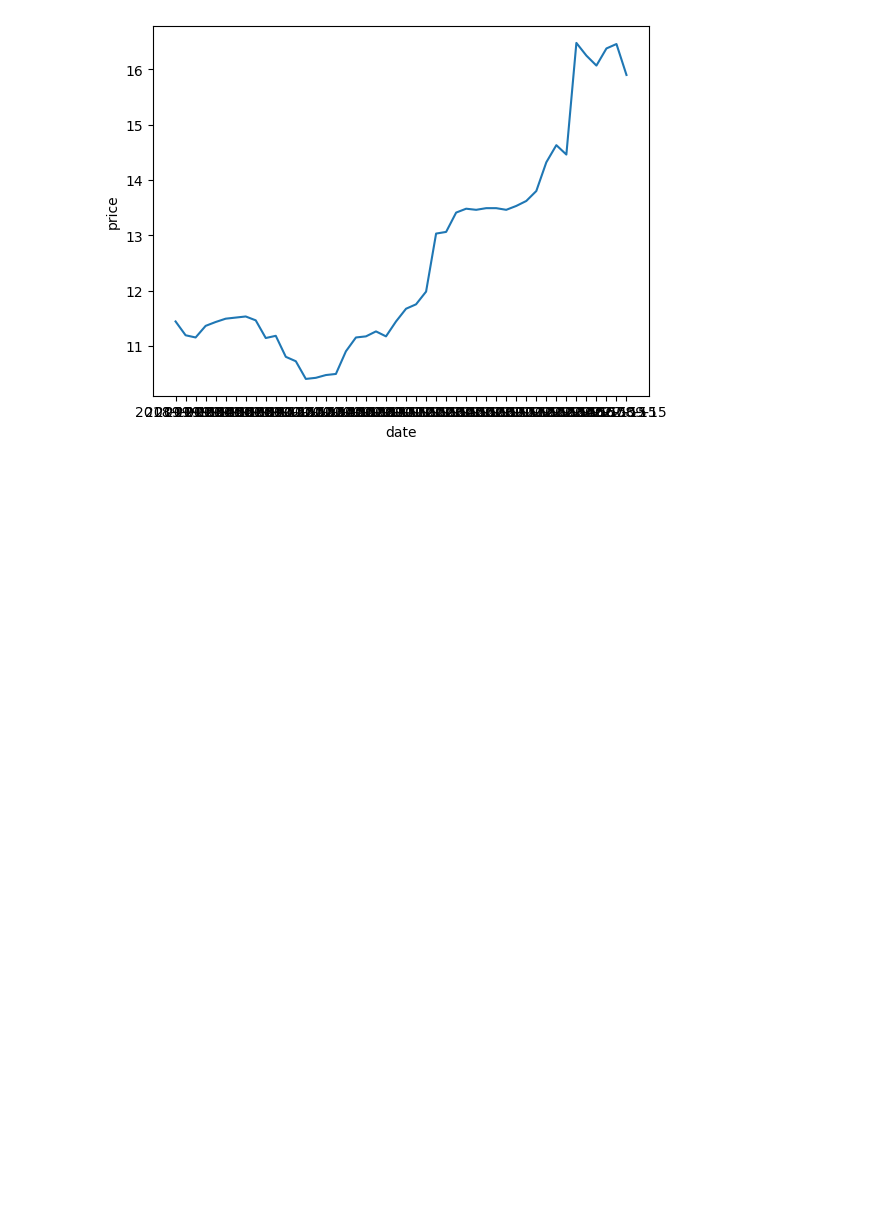
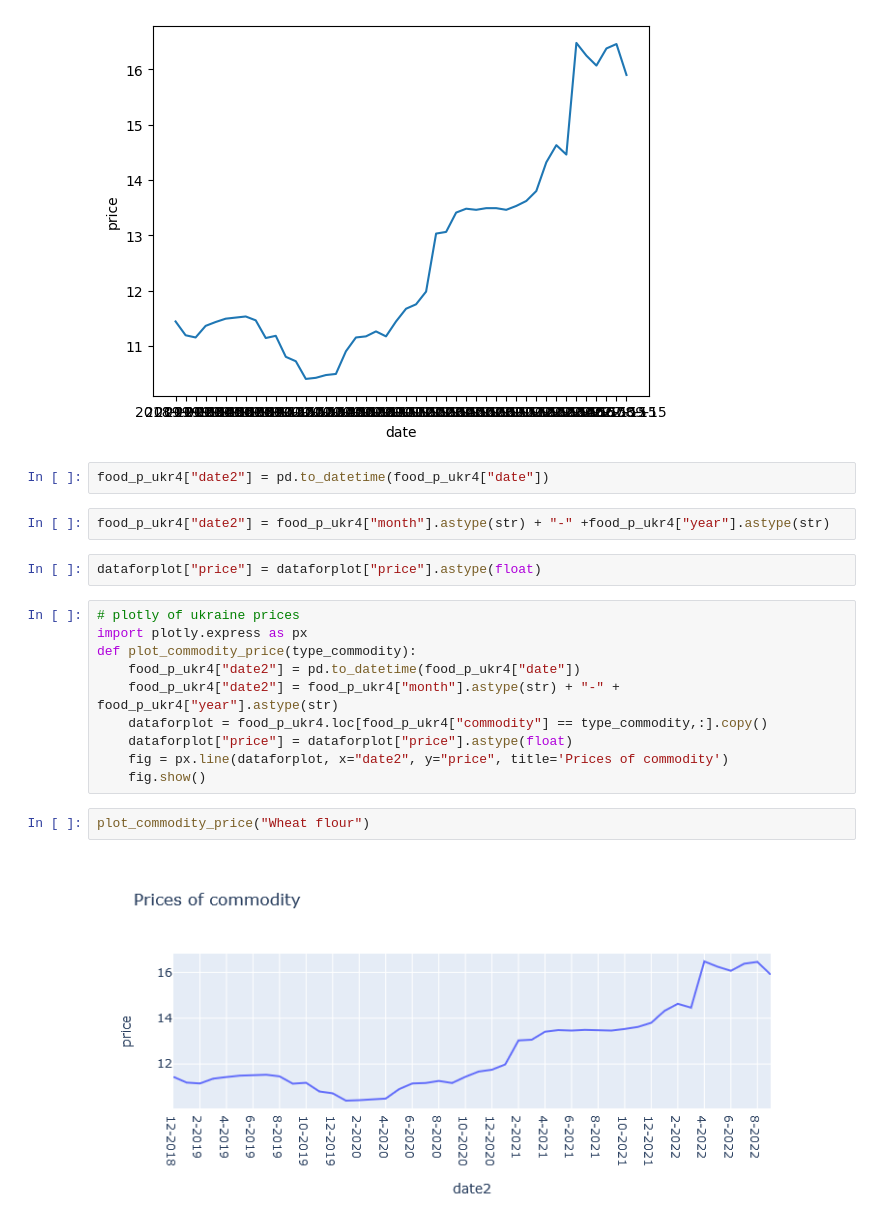
Before and after one commit to InseeFrLab/hackathon-un-2022, a Jupyter notebook: notebooks/food_prices.ipynb, the cells around one changed output. Cells and saved outputs as stored; diff of their text form; blank space fills up the shorter version.

Commit message:
add plotly graph price of cereals

```diff
--- a/notebooks/food_prices.ipynb
+++ b/notebooks/food_prices.ipynb
@@ -129,3 +155,23 @@ sns.lineplot(data=dataforplot, x="date", y="price")
 # %% [output]
 <AxesSubplot: xlabel='date', ylabel='price'>
 [figure]
+# %%
+food_p_ukr4["date2"] = pd.to_datetime(food_p_ukr4["date"])
+# %%
+food_p_ukr4["date2"] = food_p_ukr4["month"].astype(str) + "-" +food_p_ukr4["year"].astype(str)
+# %%
+dataforplot["price"] = dataforplot["price"].astype(float)
+# %%
+# plotly of ukraine prices
+import plotly.express as px
+def plot_commodity_price(type_commodity):
+    food_p_ukr4["date2"] = pd.to_datetime(food_p_ukr4["date"])
+    food_p_ukr4["date2"] = food_p_ukr4["month"].astype(str) + "-" + food_p_ukr4["year"].astype(str)
+    dataforplot = food_p_ukr4.loc[food_p_ukr4["commodity"] == type_commodity,:].copy()
+    dataforplot["price"] = dataforplot["price"].astype(float)
+    fig = px.line(dataforplot, x="date2", y="price", title='Prices of commodity')
+    fig.show()
+# %%
+plot_commodity_price("Wheat flour")
+# %% [output]
+[figure, added]
```
Also changed, not shown: parts of 3 cells of this notebook.
